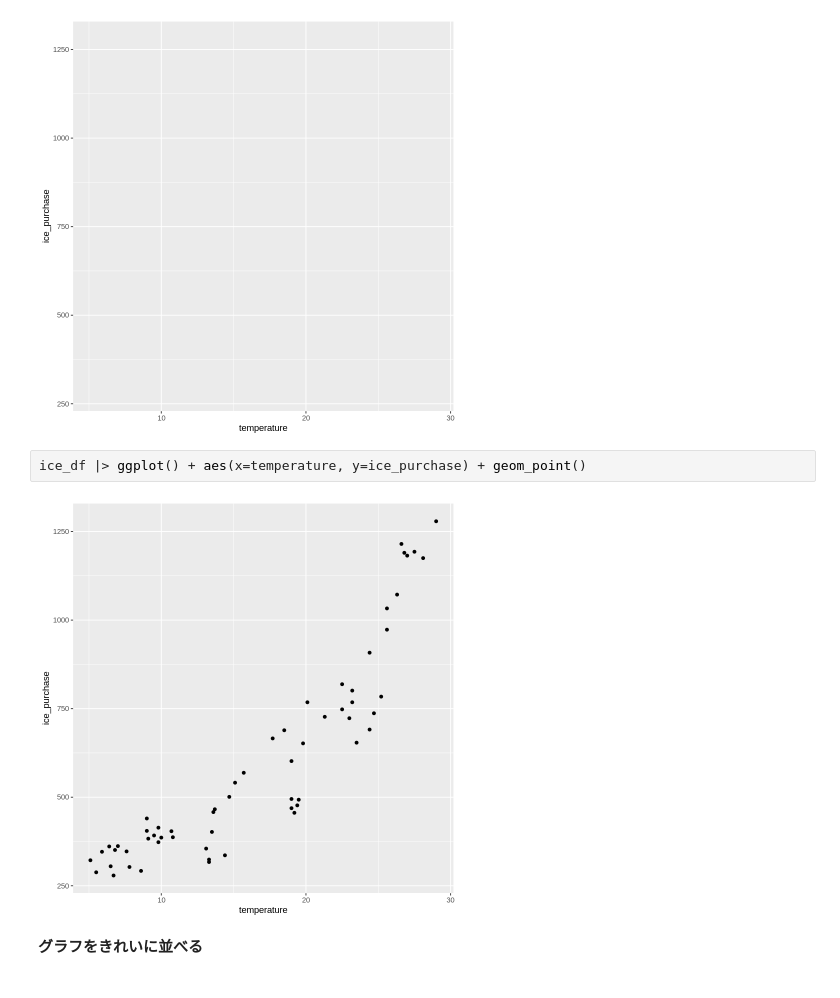
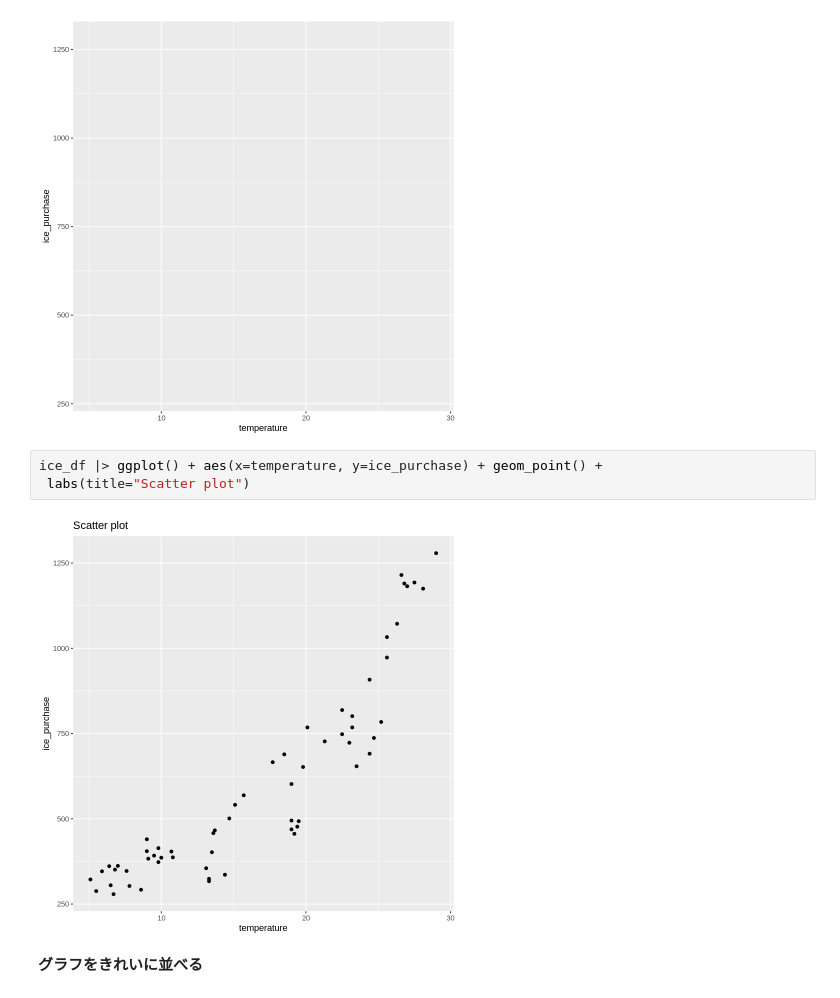
Before and after one commit to koiti-yano/colab, a Jupyter notebook: 経済統計_R入門_11_ggplot2.ipynb, the cells around one changed output. Cells and saved outputs as stored; diff of their text form.

```diff
--- a/経済統計_R入門_11_ggplot2.ipynb
+++ b/経済統計_R入門_11_ggplot2.ipynb
@@ -150,9 +134,10 @@ ice_df |> ggplot() + aes(x=temperature, y=ice_purchase, group=1)
 # %% [output]
 [figure]
 # %%
-ice_df |> ggplot() + aes(x=temperature, y=ice_purchase) + geom_point()
+ice_df |> ggplot() + aes(x=temperature, y=ice_purchase) + geom_point() +
+ labs(title="Scatter plot")
 # %% [output]
-[figure, old version]
+[figure, new version]
 # %% [markdown]
 **グラフをきれいに並べる**
 # %%
```
Also changed, not shown: parts of 9 cells of this notebook.
